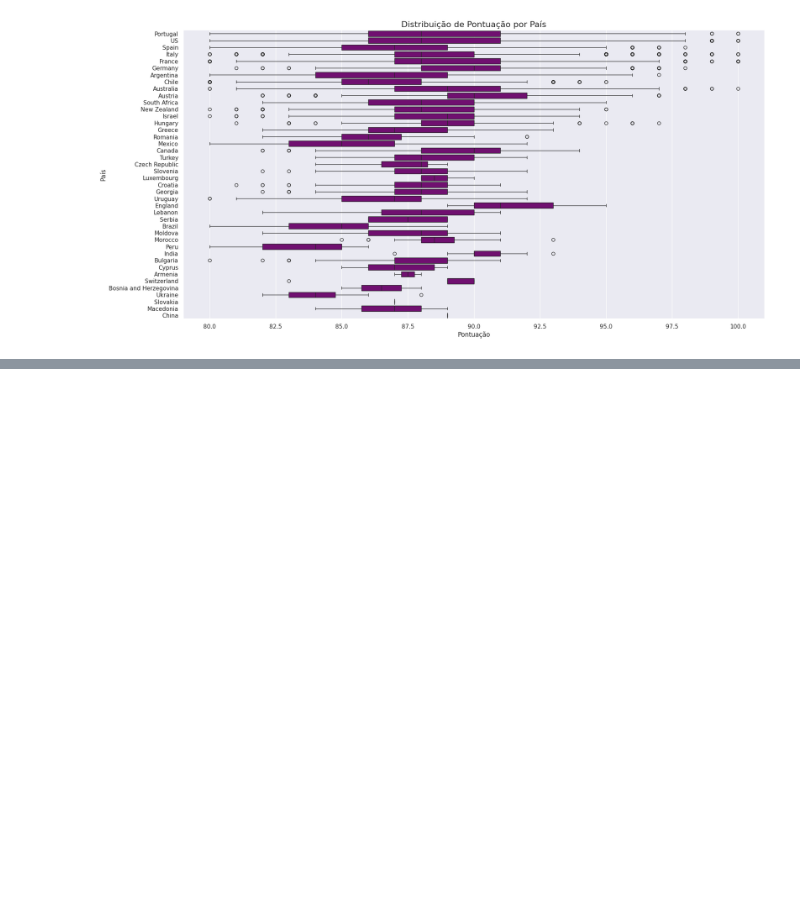
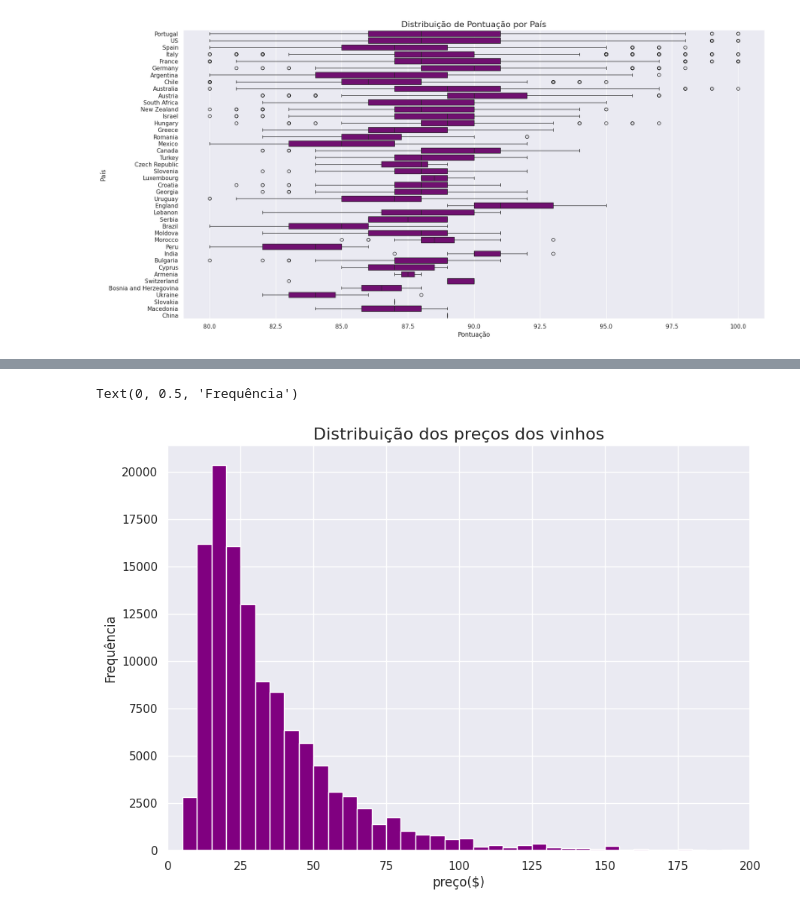
Before and after one commit to Niltonguerra/mineracaoDeDados6Semestre, a Jupyter notebook: Nilton_Dionisio_Guerra_P1.ipynb, the cells around one changed output, grey strips where cells are left out. Saved outputs shown, nothing was run; the diff lists cells and outputs as text; code cells hidden in the pictures; blank space fills up the shorter version.

```diff
--- a/Nilton_Dionisio_Guerra_P1.ipynb
+++ b/Nilton_Dionisio_Guerra_P1.ipynb
@@ -327,0 +317,12 @@ plt.ylabel('País')
+# %%
+#verifica a distribuição dos preços dos vinhos
+plt.figure(figsize=(10,7))
+bins = np.arange (0, df1['price'].max()+5, 5)
+plt.hist(data=df1,x='price',bins= bins, color= 'Purple')
+plt.xlim(0,200)
+plt.title('Distribuição dos preços dos vinhos', fontsize= 16)
+plt.xlabel('preço($)')
+plt.ylabel('Frequência')
+# %% [output]
+Text(0, 0.5, 'Frequência')
+[figure, added]
```
Also changed, not shown: parts of 8 cells of this notebook.
